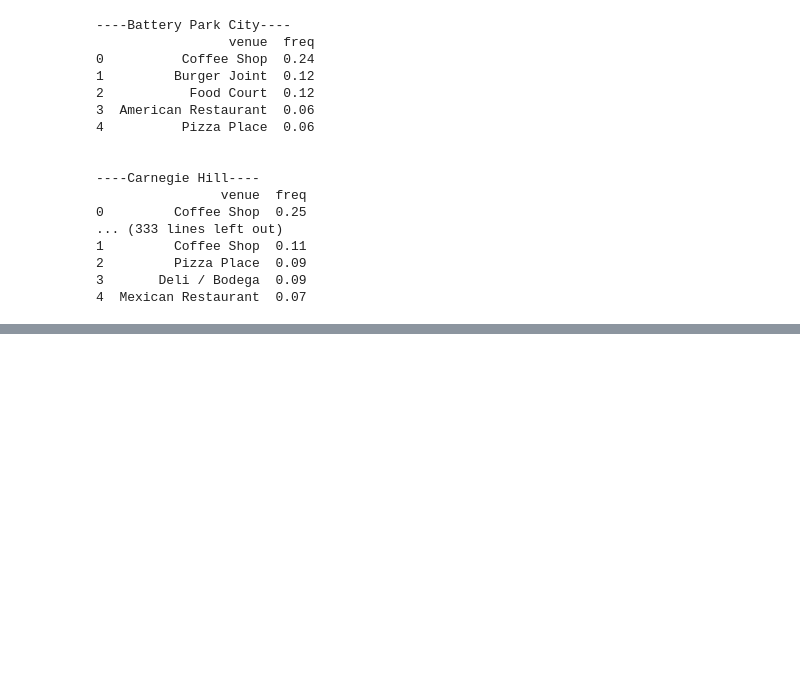
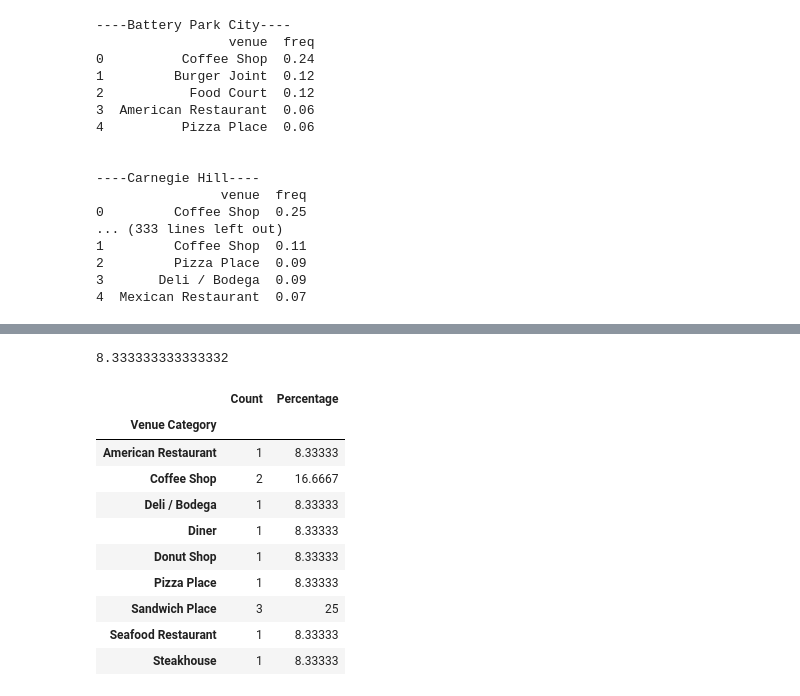
Before and after one commit to angiefong/Coursera_Capstone, a Jupyter notebook: Manhattan.ipynb, the cells around one changed output, grey strips where cells are left out. Saved outputs shown, nothing was run; the diff lists cells and outputs as text; code cells hidden in the pictures; blank space fills up the shorter version.

```diff
--- a/Manhattan.ipynb
+++ b/Manhattan.ipynb
@@ -405,3 +395,11 @@ neighborhoods_venues_sorted.head()
 | 2 | Central Harlem | African Restaurant | Fried Chicken Joint | American Restaurant | French Restaurant | ... |
 | 3 | Chelsea | Coffee Shop | American Restaurant | Café | French Restaurant | ... |
 | 4 | Chinatown | Bakery | Dessert Shop | American Restaurant | Bubble Tea Shop | ... |
+# %%
+n_cat = [[]]
+
+for n in manhattan_food_venues['Neighborhood'].unique():
+    cat = manhattan_food_venues[manhattan_food_venues['Neighborhood']== n].groupby('Venue Category').count()
+    n_cat.append([n,cat['Venue']])
+
+n_cat[1]
@@ -407,0 +419,32 @@ neighborhoods_venues_sorted.head()
+# %%
+df = {}
+
+for n in range(1,len(n_cat)-1):
+    neigh_name = n_cat[n][0]
+    col = list(n_cat[n][1].keys())
+    num = list(n_cat[n][1].values)
+
+    what = pd.DataFrame([col,num]).T
+    what.columns=('Venue Category','Count')
+    what['Percentage']=(what['Count']/what['Count'].sum())*100
+    what.set_index('Venue Category',inplace=True)
+
+    df[neigh_name] = what
+# %%
+df['Marble Hill'].loc[['Diner'],'Percentage'][0]
+# %% [output]
+8.333333333333332
+# %%
+df['Marble Hill']
+# %% [output]
+|  | Count | Percentage |
+| Venue Category |  |  |
+| American Restaurant | 1 | 8.33333 |
+| Coffee Shop | 2 | 16.6667 |
+| Deli / Bodega | 1 | 8.33333 |
+| Diner | 1 | 8.33333 |
+| Donut Shop | 1 | 8.33333 |
+| Pizza Place | 1 | 8.33333 |
+| Sandwich Place | 3 | 25 |
+| Seafood Restaurant | 1 | 8.33333 |
+| Steakhouse | 1 | 8.33333 |
```
Also changed, not shown: parts of 24 cells of this notebook, 1 other file.
